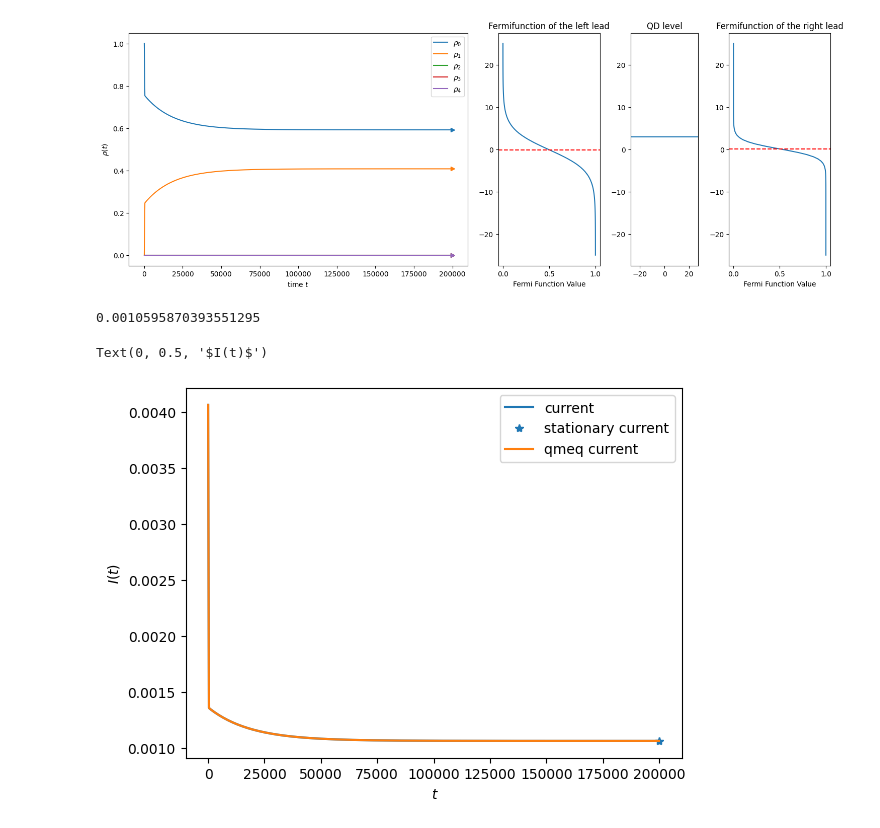
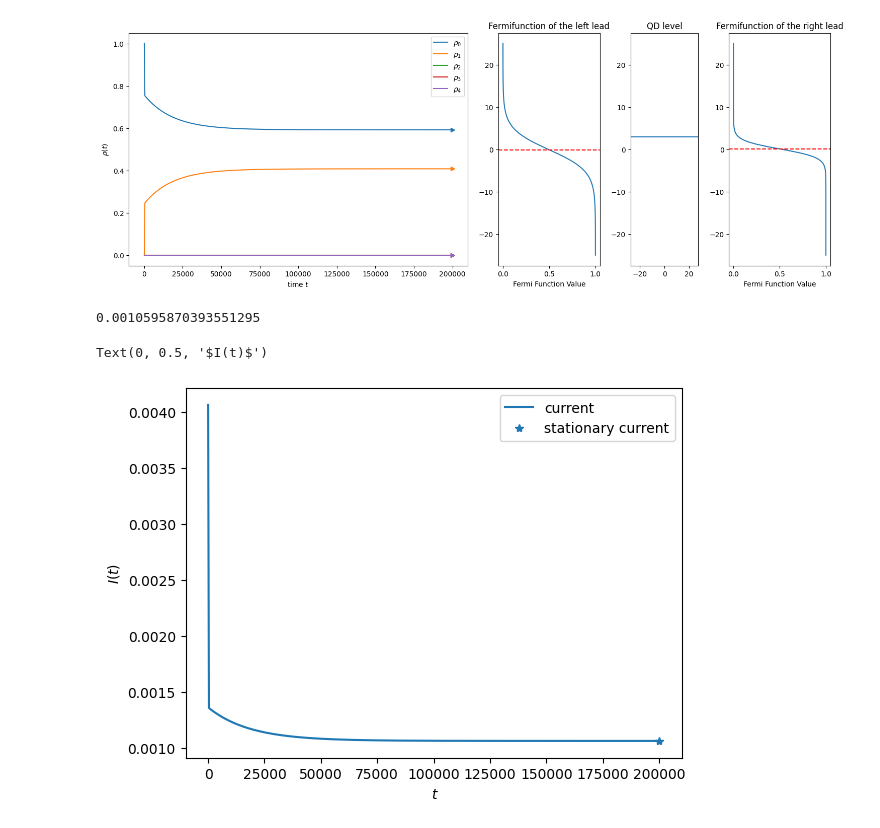
Before and after one commit to myIntSet/thermoelectrics, a Jupyter notebook: time evolution/metastability_test.ipynb, the cells around one changed output. Cells and saved outputs as stored; diff of their text form; code cells hidden in the pictures.

```diff
--- a/time evolution/metastability_test.ipynb
+++ b/time evolution/metastability_test.ipynb
@@ -33,7 +37,7 @@ initial[0] = 1          #beginns with both QDs empty
 ti_array = np.linspace(0,200000,500)
 # %%
 importlib.reload(te)
-sys, rho_ss, rho_t, I_ss, I_qmeq, J_QH, I, I_var = te.calculate_meta(initial, ti_array, **INPUT)
+sys, rho_ss, rho_t, I_ss, I, I_var, P, J_QH = te.calculate_meta(initial, ti_array, **INPUT)
 # %% [output]
 [[ 1. -0.  0. ... -0. -0.  0.]
  [ 0.  1.  0. ... -0. -0.  0.]
@@ -54,16 +58,15 @@ p.plot_rho(ti_array, rho_t, sys, eps, V_B, T_L, T_R)
 # %%
 #plotting particle current
 print(I_ss)
 
 plt.plot(ti_array,I, label = 'current')
 plt.plot(ti_array[-1], I_ss, '*', color = 'C0', label='stationary current')
-plt.plot(ti_array, I_qmeq, label = 'qmeq current')
 
 plt.legend()
 
 plt.xlabel(r' $t$')
 plt.ylabel(r'$I(t)$')
 # %% [output]
 0.0010595870393551295
 Text(0, 0.5, '$I(t)$')
-[figure, old version]
+[figure, new version]
```
Also changed, not shown: parts of 2 cells of this notebook, 1 other file.
